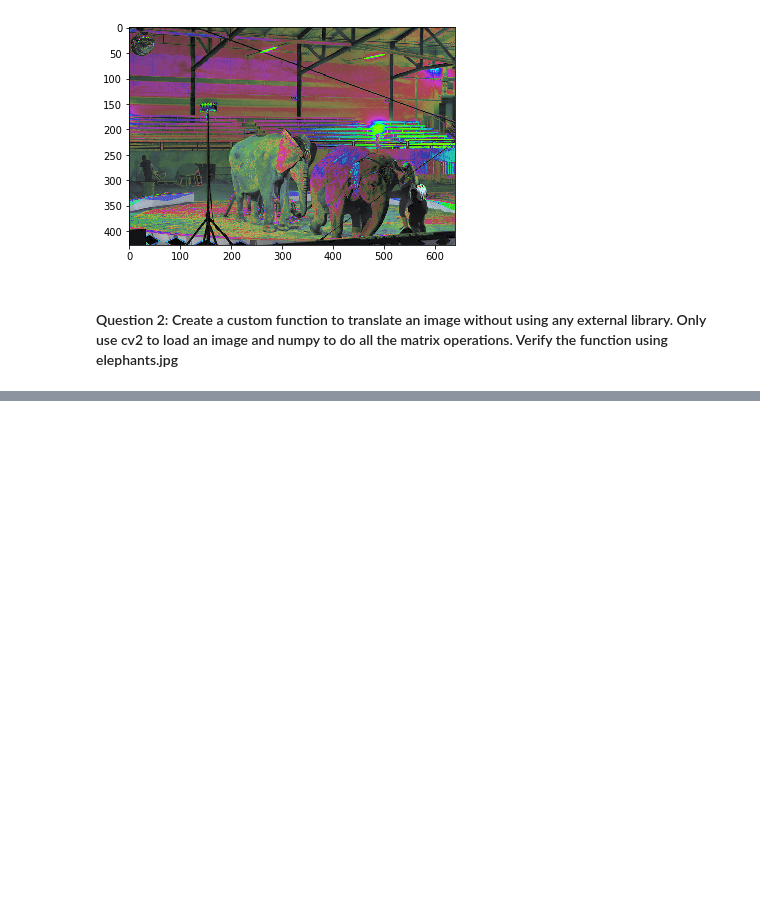
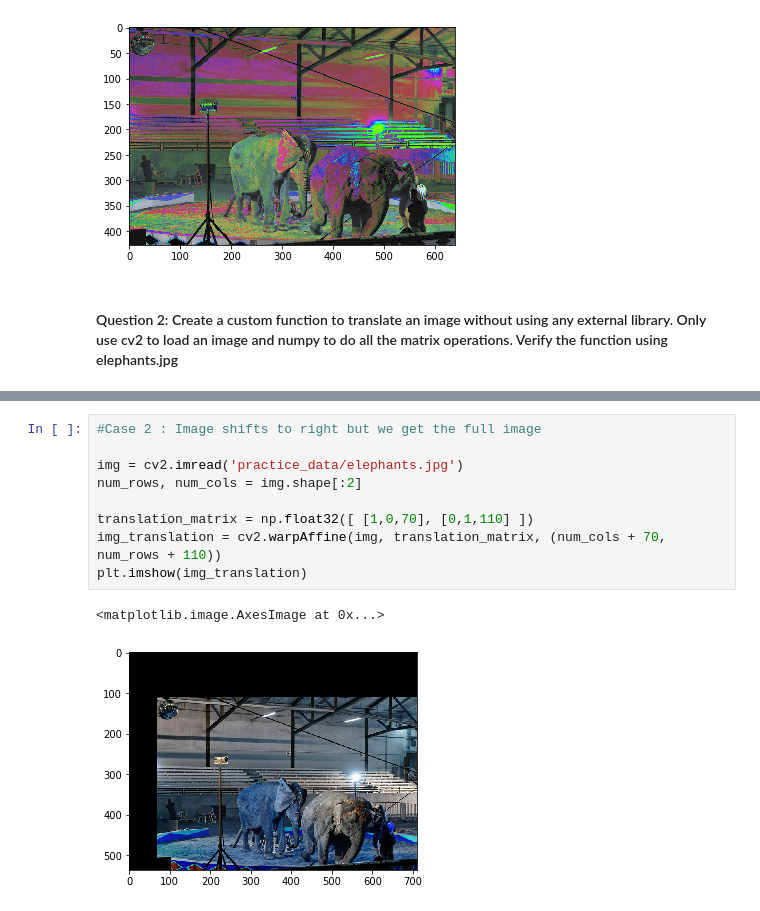
Before and after one commit to Arushi04/Computer-Vision, a Jupyter notebook: Assignment2.ipynb, the cells around one changed output, grey strips where cells are left out. Cells and saved outputs as stored; diff of their text form; blank space fills up the shorter version.

```diff
--- a/Assignment2.ipynb
+++ b/Assignment2.ipynb
@@ -54,0 +86,12 @@ print(brighter_image)
+# %%
+#Case 2 : Image shifts to right but we get the full image
+
+img = cv2.imread('practice_data/elephants.jpg')
+num_rows, num_cols = img.shape[:2]
+
+translation_matrix = np.float32([ [1,0,70], [0,1,110] ])
+img_translation = cv2.warpAffine(img, translation_matrix, (num_cols + 70, num_rows + 110))
+plt.imshow(img_translation)
+# %% [output]
+<matplotlib.image.AxesImage at 0x...>
+[figure, added]
```
Also changed, not shown: parts of 9 cells of this notebook.
